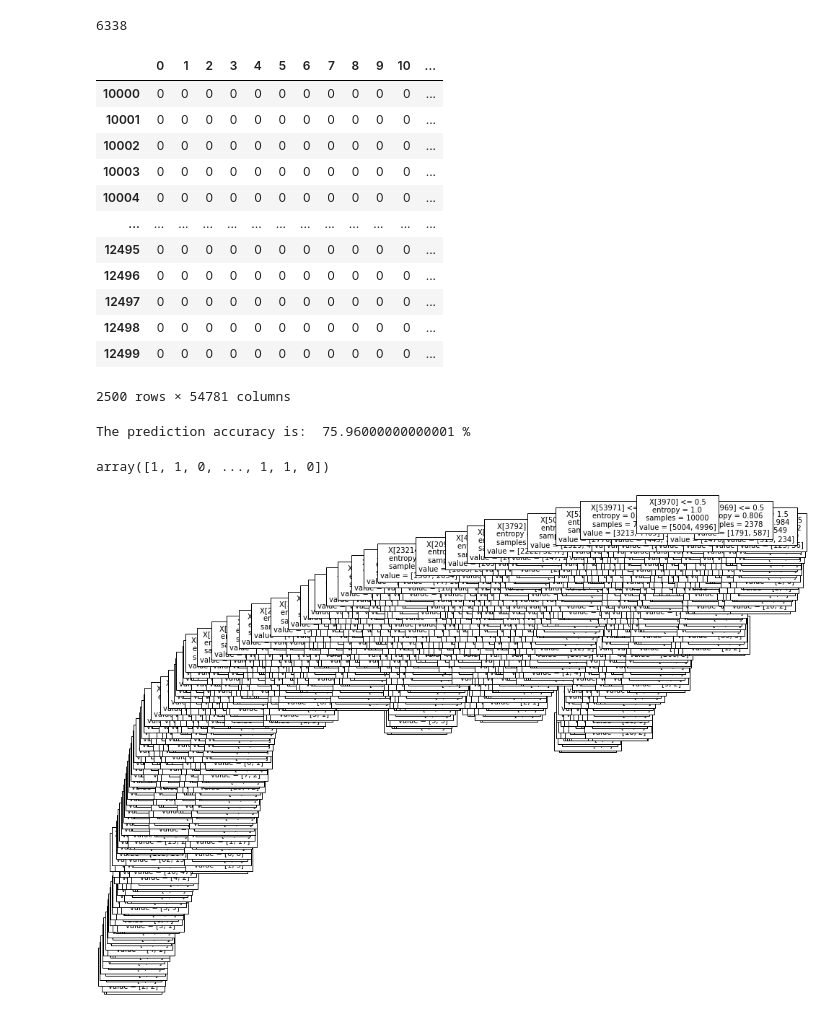
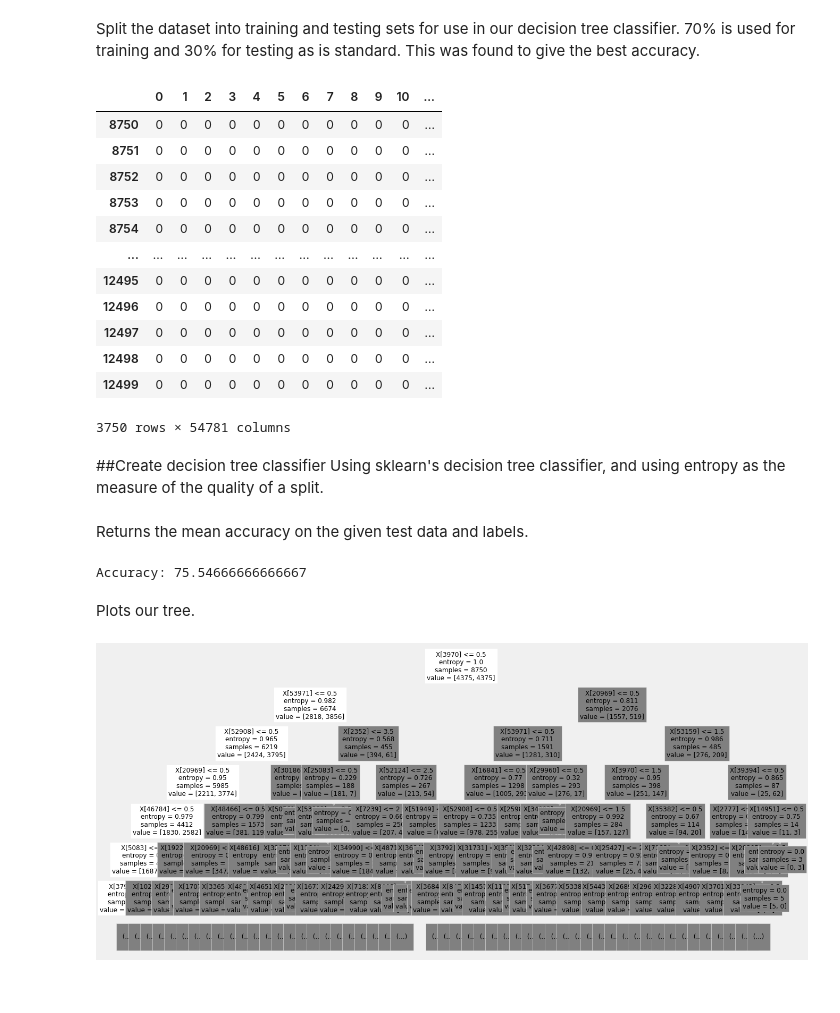
Before and after one commit to rynB2/AI, a Jupyter notebook: sentiment_analysis.ipynb, the cells around one changed output. Cells and saved outputs as stored; diff of their text form; code cells hidden in the pictures.

```diff
--- a/sentiment_analysis.ipynb
+++ b/sentiment_analysis.ipynb
@@ -23,4 +56,3 @@ test_examples, test_labels = tfds.as_numpy(test_data)
 # %%
-print("Training entries: {}, test entries: {}".format(len(train_examples), len(test_examples)))
-full_dataset = np.concatenate((train_examples, test_examples), axis=0) #concatenate so that we can use full dataset for unigrams etc
+all_sentences = np.concatenate((train_examples, test_examples), axis=0) #concatenate so that we can use full dataset for unigrams etc
 all_labels = np.concatenate((train_labels, test_labels), axis=0)
@@ -29,14 +63,9 @@ Training entries: 25000, test entries: 25000
 # %%
-df = pd.DataFrame(data=full_dataset, index=None, columns=None) #creates a pandas dataframe of every sentence in the dataset, then turns the dataframe from a numpy array type into a string.
+df = pd.DataFrame(data=all_sentences, index=None, columns=None)
+df_labels = pd.DataFrame(data=all_labels, index=None, columns=None)
 
 df_str = df[0].str.decode("utf-8")
-df_str.name = 'sentence' #names the dataframe
+df_str.name = 'sentence'
 
-df_labels = pd.DataFrame(data=all_labels, index=None, columns=None)
-
-df_str_subset = df_str.sample(frac=0.25, replace=True, random_state=1) #we use a random subset of our data for our bag of words as the size of dataframe would otherwise crash colab
-df_labels_subset = df_labels.sample(frac=0.25, replace=True, random_state=1) #random subset of labels with same seed as above so they match
-#df_str
-
-#df_str_subset
-df_labels_subset
+df_str_subset = df_str.sample(frac=0.25, replace=True, random_state=1)
+df_labels_subset = df_labels.sample(frac=0.25, replace=True, random_state=1)
@@ -128,6 +178,2 @@ array([[0, 0, 0, ..., 0, 0, 0],
-# %%
-vectorizer.vocabulary_.get('br')
-# %% [output]
-6338
 # %%
 words_dataframe = pd.DataFrame(bow_vectors)
@@ -136,39 +180,41 @@ df_labels_subset
+# %% [markdown]
+Split the dataset into training and testing sets for use in our decision tree classifier. 70% is used for training and 30% for testing as is standard. This was found to give the best accuracy.
 # %%
-train_features = words_dataframe.iloc[:10000, :-1]
-test_features = words_dataframe.iloc[10000:,:-1]
-train_labels = df_labels_subset.iloc[:10000,-1]
-test_labels = df_labels_subset.iloc[10000:,-1]
-
-test_features
+train_sentences = words_dataframe.iloc[:8750, :-1]
+test_sentences = words_dataframe.iloc[8750:,:-1]
+train_labels = df_labels_subset.iloc[:8750,-1]
+test_labels = df_labels_subset.iloc[8750:,-1]
 # %% [output]
 |  | 0 | 1 | 2 | 3 | 4 | 5 | 6 | 7 | 8 | 9 | 10 | ... |
-| 10000 | 0 | 0 | 0 | 0 | 0 | 0 | 0 | 0 | 0 | 0 | 0 | ... |
-| 10001 | 0 | 0 | 0 | 0 | 0 | 0 | 0 | 0 | 0 | 0 | 0 | ... |
-| 10002 | 0 | 0 | 0 | 0 | 0 | 0 | 0 | 0 | 0 | 0 | 0 | ... |
-| 10003 | 0 | 0 | 0 | 0 | 0 | 0 | 0 | 0 | 0 | 0 | 0 | ... |
-| 10004 | 0 | 0 | 0 | 0 | 0 | 0 | 0 | 0 | 0 | 0 | 0 | ... |
+| 8750 | 0 | 0 | 0 | 0 | 0 | 0 | 0 | 0 | 0 | 0 | 0 | ... |
+| 8751 | 0 | 0 | 0 | 0 | 0 | 0 | 0 | 0 | 0 | 0 | 0 | ... |
+| 8752 | 0 | 0 | 0 | 0 | 0 | 0 | 0 | 0 | 0 | 0 | 0 | ... |
+| 8753 | 0 | 0 | 0 | 0 | 0 | 0 | 0 | 0 | 0 | 0 | 0 | ... |
+| 8754 | 0 | 0 | 0 | 0 | 0 | 0 | 0 | 0 | 0 | 0 | 0 | ... |
 | ... | ... | ... | ... | ... | ... | ... | ... | ... | ... | ... | ... | ... |
 | 12495 | 0 | 0 | 0 | 0 | 0 | 0 | 0 | 0 | 0 | 0 | 0 | ... |
 | 12496 | 0 | 0 | 0 | 0 | 0 | 0 | 0 | 0 | 0 | 0 | 0 | ... |
 | 12497 | 0 | 0 | 0 | 0 | 0 | 0 | 0 | 0 | 0 | 0 | 0 | ... |
 | 12498 | 0 | 0 | 0 | 0 | 0 | 0 | 0 | 0 | 0 | 0 | 0 | ... |
 | 12499 | 0 | 0 | 0 | 0 | 0 | 0 | 0 | 0 | 0 | 0 | 0 | ... |
-2500 rows × 54781 columns
+3750 rows × 54781 columns
+# %% [markdown]
+##Create decision tree classifier
+Using sklearn's decision tree classifier, and using entropy as the measure of the quality of a split.
 # %%
-tree = DecisionTreeClassifier(criterion = 'entropy').fit(train_features,train_labels)
+tree = DecisionTreeClassifier(criterion = 'entropy').fit(train_sentences,train_labels)
-# %%
-#The accuracy is then calculated through the score function offered by sklearn
-print("The prediction accuracy is: ", tree.score(test_features,test_labels)*100,"%")
-# %% [output]
-The prediction accuracy is:  75.96000000000001 %
-# %%
-prediction = tree.predict(test_features)
-prediction
-# %% [output]
-array([1, 1, 0, ..., 1, 1, 0])
+# %% [markdown]
+Returns the mean accuracy on the given test data and labels.
+# %%
+accuracy = tree.score(test_sentences,test_labels)*100
+print("Accuracy: {}".format(accuracy))
+# %% [output]
+Accuracy: 75.54666666666667
+# %% [markdown]
+Plots our tree.
 # %%
-fig, ax = plt.subplots(figsize=(16, 12))
-tr.plot_tree(tree, max_depth=100, fontsize=10)
+fig, ax = plt.subplots(figsize=(20, 10))
+tr.plot_tree(tree, max_depth=6, fontsize=12)
 plt.show()
 # %% [output]
-[figure, old version]
+[figure, new version]
```
Also changed, not shown: parts of 27 cells of this notebook.
